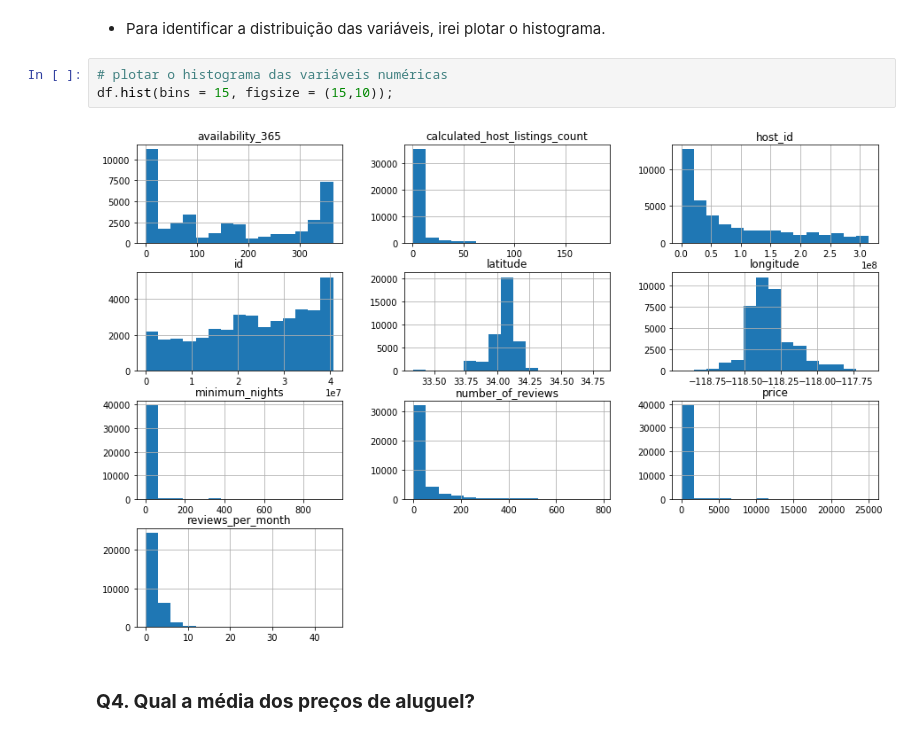
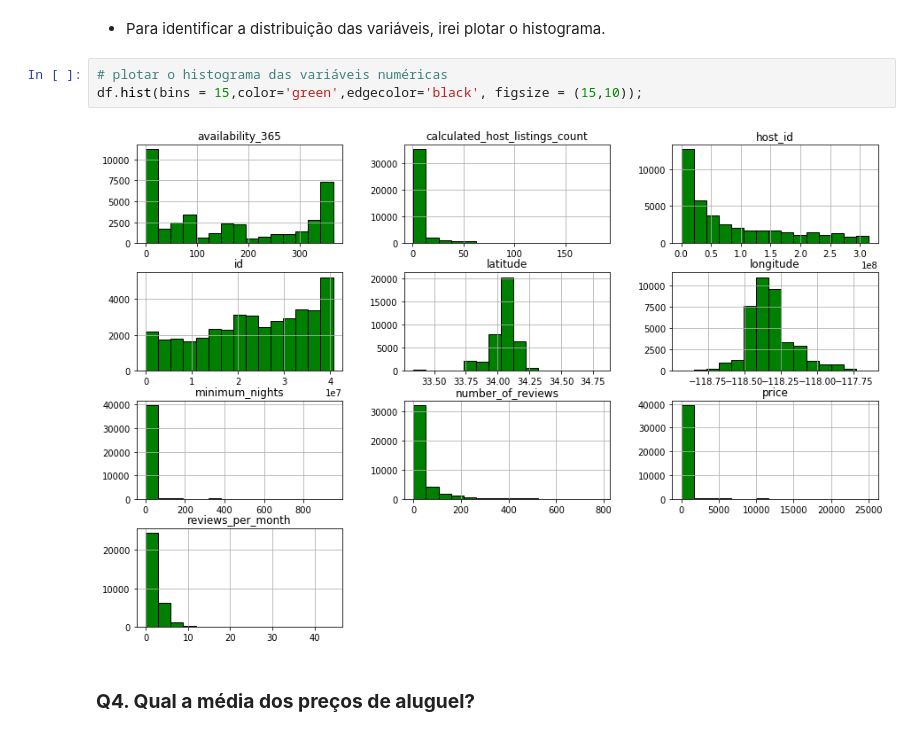
Before and after one commit to eliasfeitoza/Curso-Data-Science-na-Pratica, a Jupyter notebook: Analisando_os_Dados_do_Airbnb.ipynb, the cells around one changed output. Drawn from its saved outputs; the diff is of its cells as text.

```diff
--- a/Analisando_os_Dados_do_Airbnb.ipynb
+++ b/Analisando_os_Dados_do_Airbnb.ipynb
@@ -151,9 +156,9 @@ df_n.style.format("{:.2%}")
 * Para identificar a distribuição das variáveis, irei plotar o histograma.
 # %%
 # plotar o histograma das variáveis numéricas
-df.hist(bins = 15, figsize = (15,10));
+df.hist(bins = 15,color='green',edgecolor='black', figsize = (15,10));
 # %% [output]
-[figure, old version]
+[figure, new version]
 # %% [markdown]
 ### **Q4. Qual a média dos preços de aluguel?**
 # %% [markdown]
```
Also changed, not shown: parts of 3 cells of this notebook.
